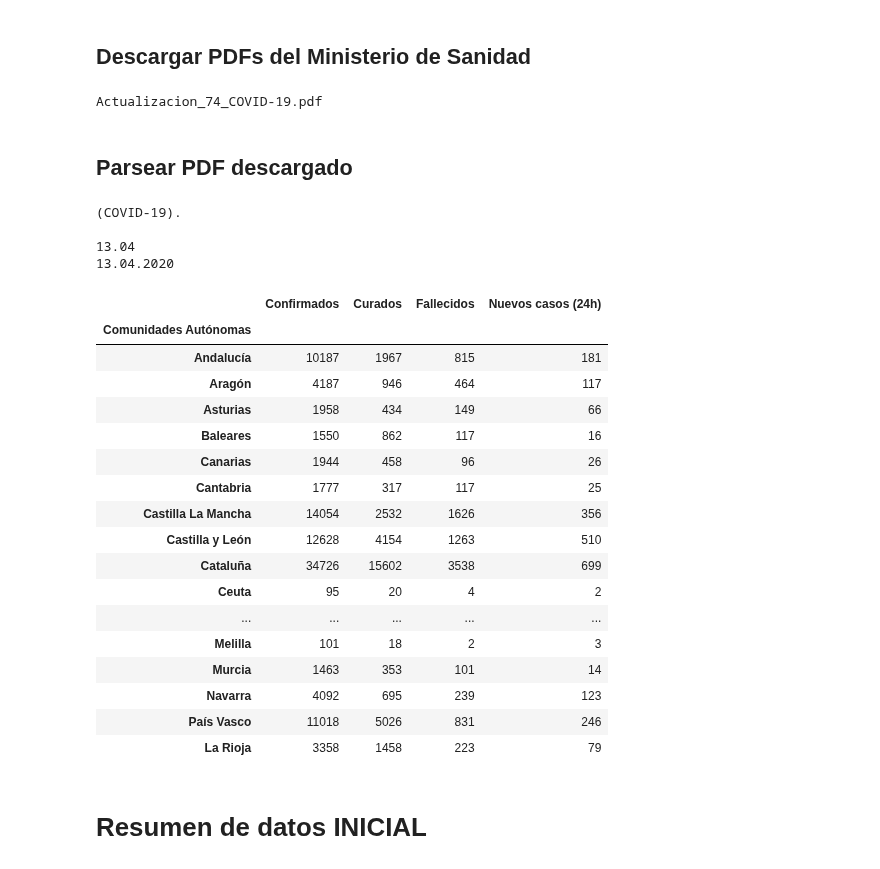
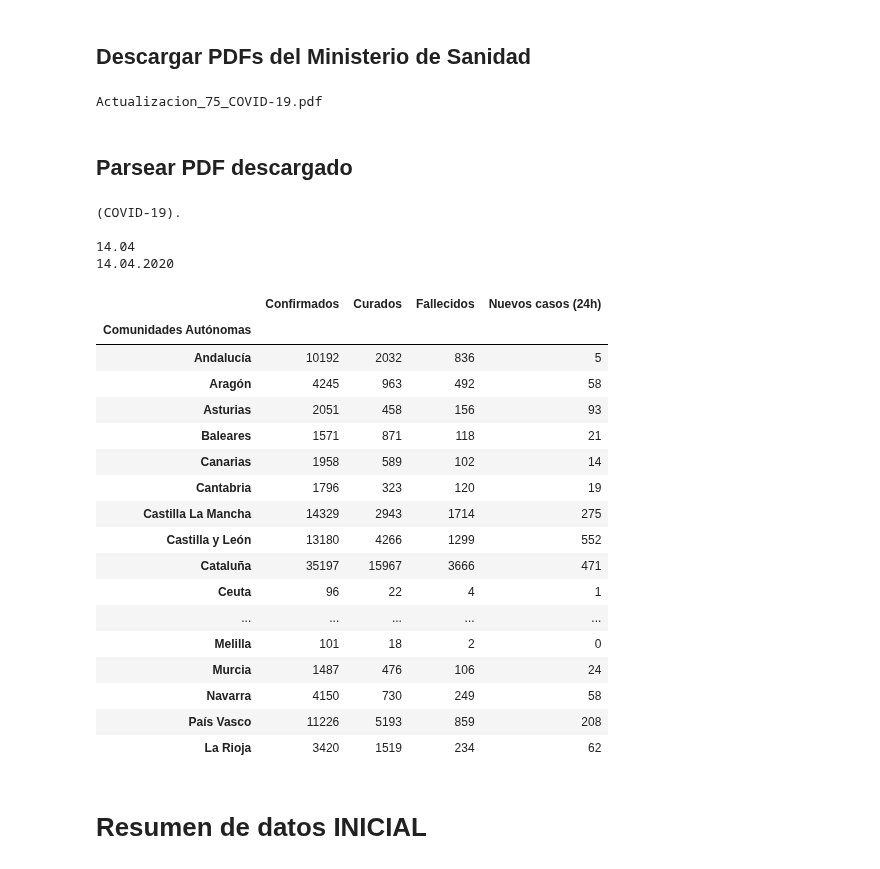
Before and after one commit to akakicreations/covid19-project, a Jupyter notebook: covid19_notebook_WEBFINAL.ipynb, the cells around one changed output. Saved outputs shown, nothing was run; the diff lists cells and outputs as text; code cells hidden in the pictures.

Commit message:
actualización diaria datos

```diff
--- a/covid19_notebook_WEBFINAL.ipynb
+++ b/covid19_notebook_WEBFINAL.ipynb
@@ -15,10 +15,11 @@ date_daybefore = date_today - timedelta(days=1)
 date_today = date_today.strftime('%d/%m')
 date_daybefore = date_daybefore.strftime('%d/%m')
 # %%
-new_inform = 74
+#Importante revisar si es CCAA recoge bien los datos de CCAA, se han hecho cambios para el 14-04, porque no los cogía bien
+new_inform = 75
 new_before = new_inform - 1
-path_spain = 'pdf_files/Actualizacion_74_COVID-19.pdf'
-path_spain_before = 'pdf_files/Actualizacion_73_COVID-19.pdf'
+path_spain = 'pdf_files/Actualizacion_75_COVID-19.pdf'
+path_spain_before = 'pdf_files/Actualizacion_74_COVID-19.pdf'
 
 date_today_large = date_today_complete.strftime('%Y-%m-%d')
 date_today_large
@@ -96,7 +97,7 @@ else:
     for f in lst_files:
         os.rename("./{}".format(f), "./pdf_files/{}".format(f))
 # %% [output]
-Actualizacion_74_COVID-19.pdf
+Actualizacion_75_COVID-19.pdf
 # %% [markdown]
 ## Parsear PDF descargado
 # %%
@@ -119,52 +120,64 @@ ind_fin = raw['content'].find('mundo:')
 def get_fecha(string):
     ind_ini = string.find('(COVID-19)')
     ind_fin = string.find('.20')
     print(string[ind_ini:ind_fin])
     return string[ind_ini:ind_fin].split('\n')[-1]+'.2020'
 
 fecha_data_spain = get_fecha(raw['content'])
 print(fecha_data_spain)
 
 # Coger tablar primera página
 import tabula
 from tabula import read_pdf
 data_spain_ccaa_all = tabula.read_pdf(path_spain, stream=True, pages=1)[0]
 data_spain_ccaa_all.columns = ['Comunidades Autónomas','Confirmados', 'IA', 'Hospitalizados', 'UCI', 'Fallecidos', 'Curados', 'Nuevos casos (24h)']
-data_spain_ccaa = data_spain_ccaa_all.iloc[3:22]
+
+
+# VERSIÓN DEL 14-04-20 para que cuadre bien
+data_spain_ccaa = data_spain_ccaa_all.iloc[4:27]
+data_spain_ccaa = data_spain_ccaa.drop([data_spain_ccaa.index[6], data_spain_ccaa.index[8], data_spain_ccaa.index[14], data_spain_ccaa.index[16]])
+data_spain_ccaa.loc[data_spain_ccaa['Comunidades Autónomas'] == 'Mancha', ['Comunidades Autónomas']] = 'Castilla La Mancha'
+
+'''La versión normal: data_spain_ccaa = data_spain_ccaa_all.iloc[3:22]
+# OJO!!!!! Depende del día cambia la posición!!!
+'''
+
+
+# Cambio las columnas
 data_spain_ccaa = data_spain_ccaa[['Comunidades Autónomas', 'Confirmados', 'Curados', 'Fallecidos', 'Nuevos casos (24h)']]
 
 #Quitar símbolos raros qye nos sobran
 data_spain_ccaa['Confirmados'] = data_spain_ccaa['Confirmados'].str.replace('.','')
 data_spain_ccaa['Fallecidos'] = data_spain_ccaa['Fallecidos'].str.replace('.','')
 data_spain_ccaa['Curados'] = data_spain_ccaa['Curados'].str.replace('.','')
 data_spain_ccaa['Nuevos casos (24h)'] = data_spain_ccaa['Nuevos casos (24h)'].str.replace('.','')
 
 # Seleccionar índice Comunidades Autónomas
 data_spain_ccaa = data_spain_ccaa.set_index('Comunidades Autónomas')
 data_spain_ccaa
 # %% [output]
 (COVID-19).
 
-13.04
-13.04.2020
+14.04
+14.04.2020
 |  | Confirmados | Curados | Fallecidos | Nuevos casos (24h) |
 | Comunidades Autónomas |  |  |  |  |
-| Andalucía | 10187 | 1967 | 815 | 181 |
-| Aragón | 4187 | 946 | 464 | 117 |
-| Asturias | 1958 | 434 | 149 | 66 |
-| Baleares | 1550 | 862 | 117 | 16 |
-| Canarias | 1944 | 458 | 96 | 26 |
-| Cantabria | 1777 | 317 | 117 | 25 |
-| Castilla La Mancha | 14054 | 2532 | 1626 | 356 |
-| Castilla y León | 12628 | 4154 | 1263 | 510 |
-| Cataluña | 34726 | 15602 | 3538 | 699 |
-| Ceuta | 95 | 20 | 4 | 2 |
+| Andalucía | 10192 | 2032 | 836 | 5 |
+| Aragón | 4245 | 963 | 492 | 58 |
+| Asturias | 2051 | 458 | 156 | 93 |
+| Baleares | 1571 | 871 | 118 | 21 |
+| Canarias | 1958 | 589 | 102 | 14 |
+| Cantabria | 1796 | 323 | 120 | 19 |
+| Castilla La Mancha | 14329 | 2943 | 1714 | 275 |
+| Castilla y León | 13180 | 4266 | 1299 | 552 |
+| Cataluña | 35197 | 15967 | 3666 | 471 |
+| Ceuta | 96 | 22 | 4 | 1 |
 | ... | ... | ... | ... | ... |
-| Melilla | 101 | 18 | 2 | 3 |
-| Murcia | 1463 | 353 | 101 | 14 |
-| Navarra | 4092 | 695 | 239 | 123 |
-| País Vasco | 11018 | 5026 | 831 | 246 |
-| La Rioja | 3358 | 1458 | 223 | 79 |
+| Melilla | 101 | 18 | 2 | 0 |
+| Murcia | 1487 | 476 | 106 | 24 |
+| Navarra | 4150 | 730 | 249 | 58 |
+| País Vasco | 11226 | 5193 | 859 | 208 |
+| La Rioja | 3420 | 1519 | 234 | 62 |
 # %% [markdown]
 # Resumen de datos INICIAL
 # %% [markdown]
```
Also changed, not shown: parts of 11 cells of this notebook, 23 other files.
